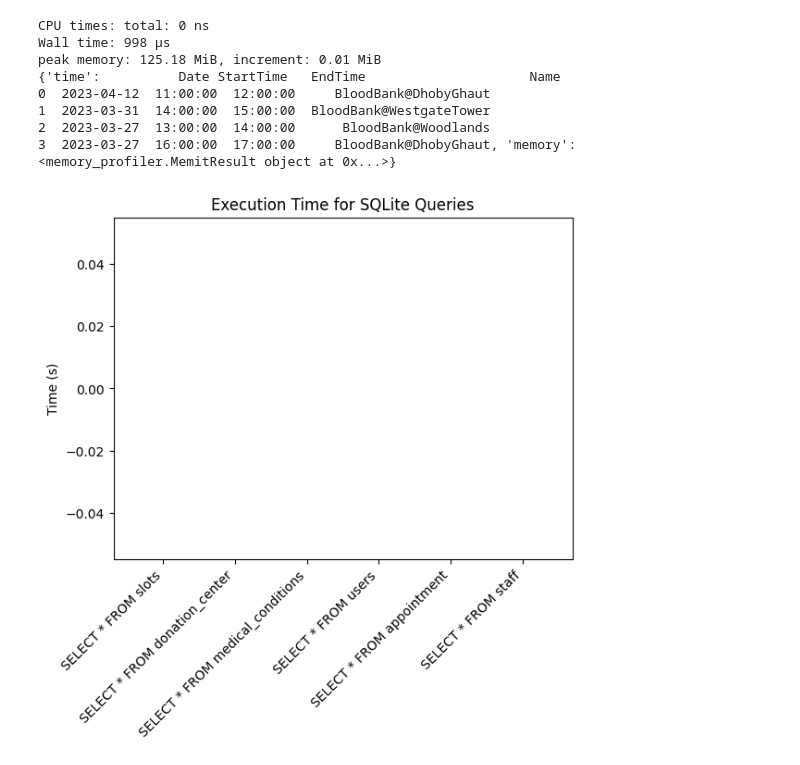
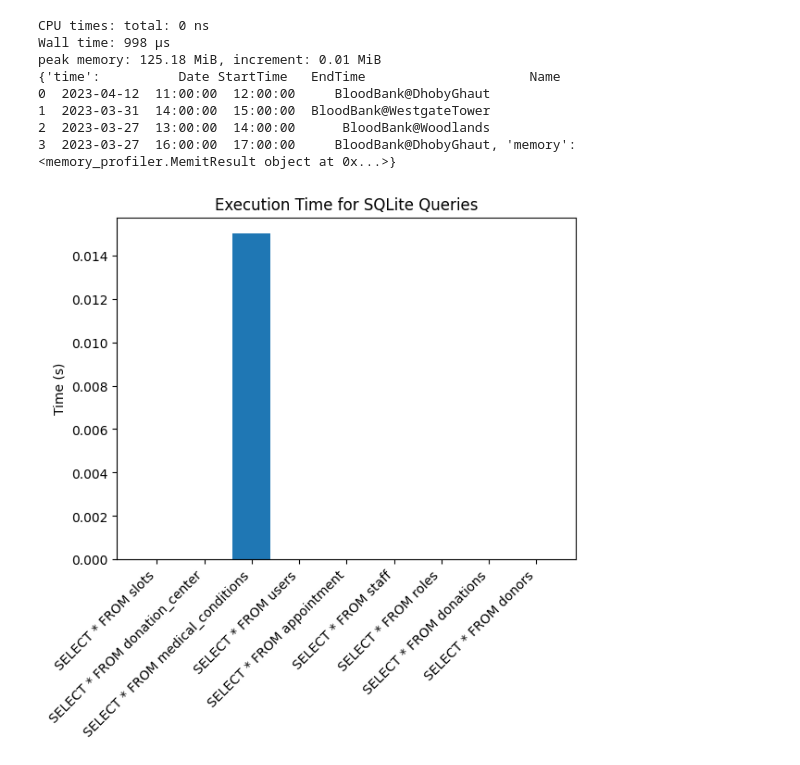
Before and after one commit to ZhengWeiHo/G36_CSC2008Project, a Jupyter notebook: website/notebooks/Performance-Analysis.ipynb, the cells around one changed output. Drawn from its saved outputs; the diff is of its cells as text; code cells hidden in the pictures.

```diff
--- a/website/notebooks/Performance-Analysis.ipynb
+++ b/website/notebooks/Performance-Analysis.ipynb
@@ -170,35 +170,35 @@ import sqlite3
 import pandas as pd
 import matplotlib.pyplot as plt
 
 def measure_query_2(query):
     start_time = time.monotonic()
     conn = sqlite3.connect('../blood_donation.db')
     cursor = conn.cursor()
     cursor.execute(query)
     result = cursor.fetchall()
     columns = [col[0] for col in cursor.description]
     df = pd.DataFrame(result, columns=columns)
     conn.close()
     end_time = time.monotonic()
     elapsed_time = end_time - start_time
     return {'query': query, 'time': elapsed_time, 'result': df}
 
-queries = ['SELECT * FROM slots', 'SELECT * FROM donation_center', 'SELECT * FROM medical_conditions', 'SELECT * FROM users', 'SELECT * FROM appointment', 'SELECT * FROM staff']
+queries = ['SELECT * FROM slots', 'SELECT * FROM donation_center', 'SELECT * FROM medical_conditions', 'SELECT * FROM users', 'SELECT * FROM appointment', 'SELECT * FROM staff', 'SELECT * FROM roles', 'SELECT * FROM donations', 'SELECT * FROM donors']
 results = [measure_query_2(q) for q in queries]
 times = []
 for r in results:
     if r['result'].empty:
         times.append(0)
     else:
         times.append(r['time'])
 
 plt.bar(range(len(queries)), times)
 plt.xticks(range(len(queries)), queries, rotation=45, ha='right')
 plt.ylabel('Time (s)')
 plt.title('Execution Time for SQLite Queries')
 plt.show()
 # %% [output]
-[figure, old version]
+[figure, new version]
 # %%
 import sqlite3
 import time
```
Also changed, not shown: parts of 1 cell of this notebook, 1 other file.
